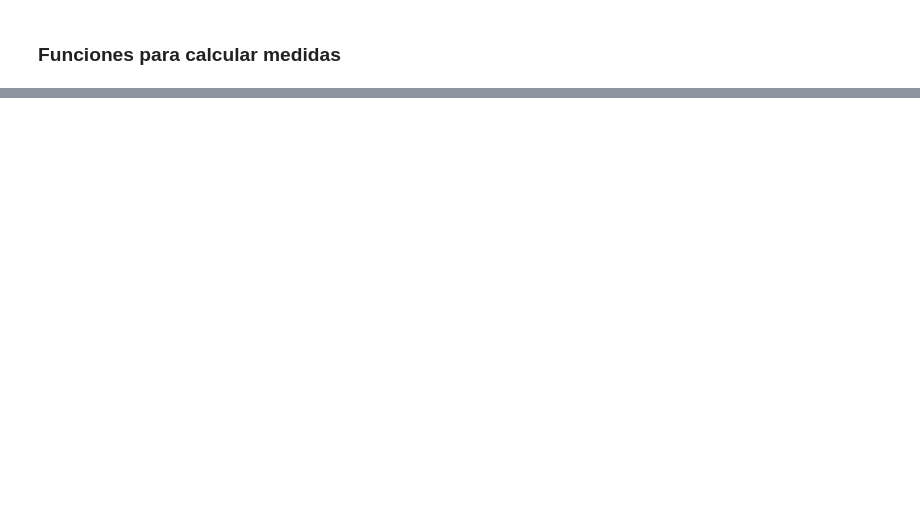
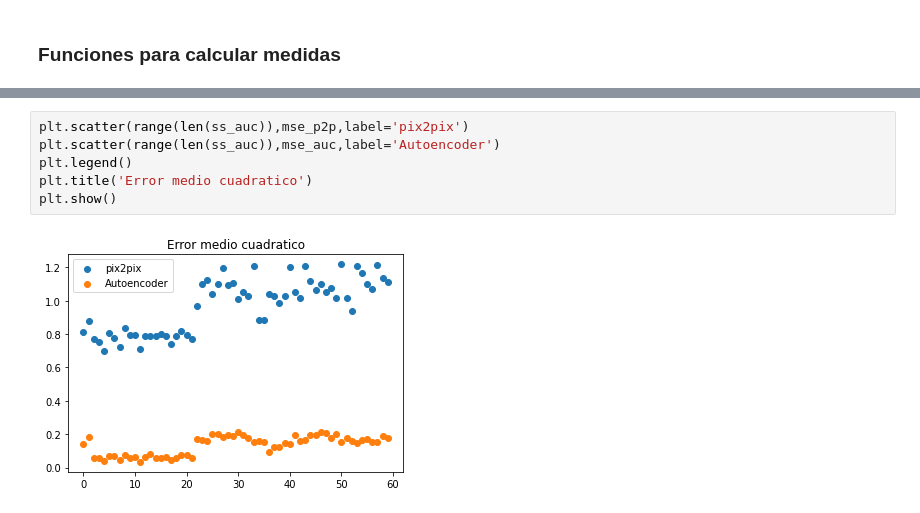
Before and after one commit to AndresInsuasty/tesis-cafes-especiales, a Jupyter notebook: pix2pix_vs_autoencoder.ipynb, the cells around one changed output, grey strips where cells are left out. Drawn from its saved outputs; the diff is of its cells as text; blank space fills up the shorter version.

```diff
--- a/pix2pix_vs_autoencoder.ipynb
+++ b/pix2pix_vs_autoencoder.ipynb
@@ -254,0 +295,8 @@ calcular_metricas_p2p(original=salida,pred=p2p_p)
+# %%
+plt.scatter(range(len(ss_auc)),mse_p2p,label='pix2pix')
+plt.scatter(range(len(ss_auc)),mse_auc,label='Autoencoder')
+plt.legend()
+plt.title('Error medio cuadratico')
+plt.show()
+# %% [output]
+[figure, added]
```
Also changed, not shown: parts of 7 cells of this notebook.
